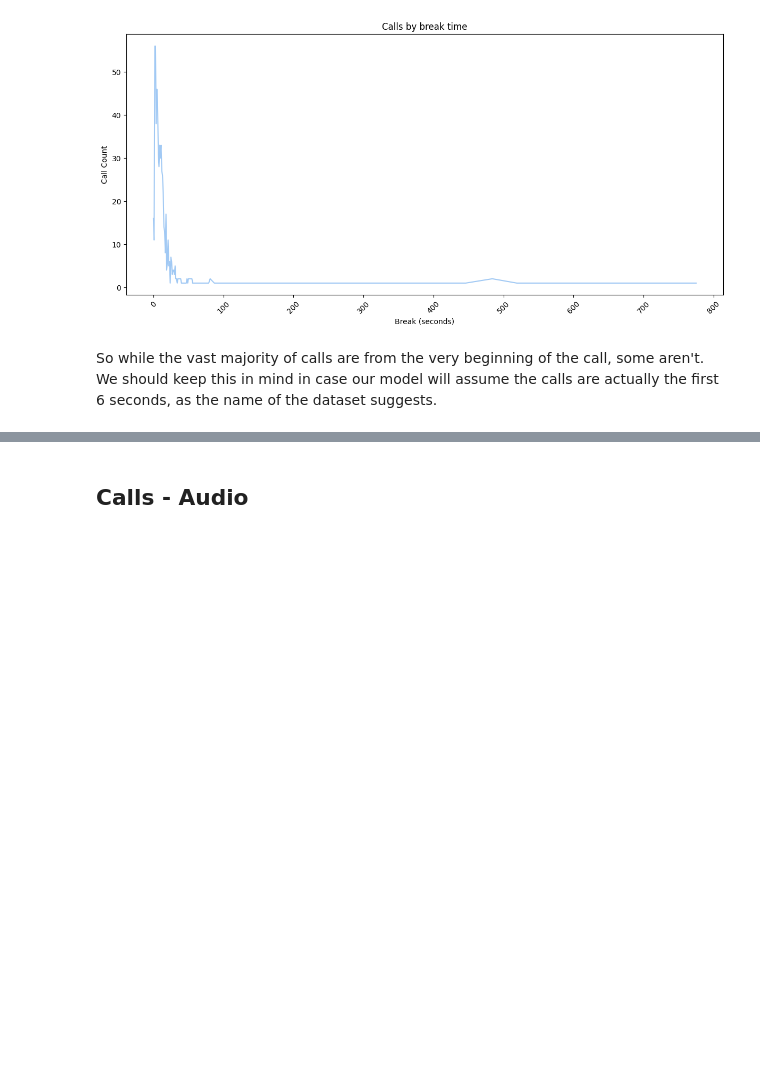
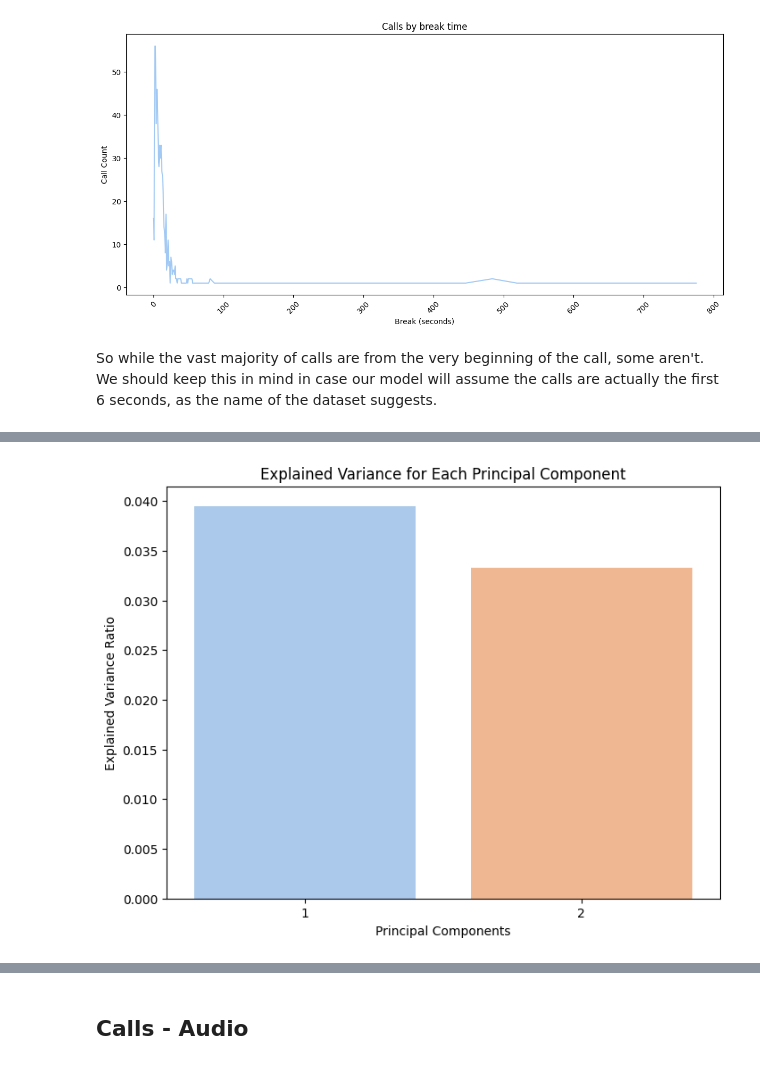
Before and after one commit to ramwtz/data-science-project, a Jupyter notebook: 911_project.ipynb, the cells around one changed output, grey strips where cells are left out. Drawn from its saved outputs; the diff is of its cells as text; code cells hidden in the pictures; blank space fills up the shorter version.

```diff
--- a/911_project.ipynb
+++ b/911_project.ipynb
@@ -546,0 +545,27 @@ So while the vast majority of calls are from the very beginning of the call, som
+# %%
+from sklearn.decomposition import PCA
+from sklearn.preprocessing import StandardScaler
+
+df_pca = metadata_df[['false_alarm', 'potential_death', 'deaths', 'break']].dropna()
+
+# one hot encode the state column
+one_hot_state = pd.get_dummies(metadata_df[['state']], columns=['state'])
+# join the one hot encoded columns to the main dataframe
+df_pca = pd.merge(df_pca, one_hot_state, left_index=True, right_index=True)
+scaler = StandardScaler()
+df_pca = scaler.fit_transform(df_pca)
+
+pca = PCA(n_components=2)
+principal_components = pca.fit_transform(df_pca)
+
+pc_df = pd.DataFrame(data = principal_components, columns = ['pc1', 'pc2'])
+
+plt.figure(figsize=(8, 6))
+sns.barplot(x=np.arange(1, 3), y=pca.explained_variance_ratio_)
+plt.xlabel('Principal Components')
+plt.ylabel('Explained Variance Ratio')
+plt.title('Explained Variance for Each Principal Component')
+
+plt.show()
+# %% [output]
+[figure, added]
```
Also changed, not shown: parts of 31 cells of this notebook.
